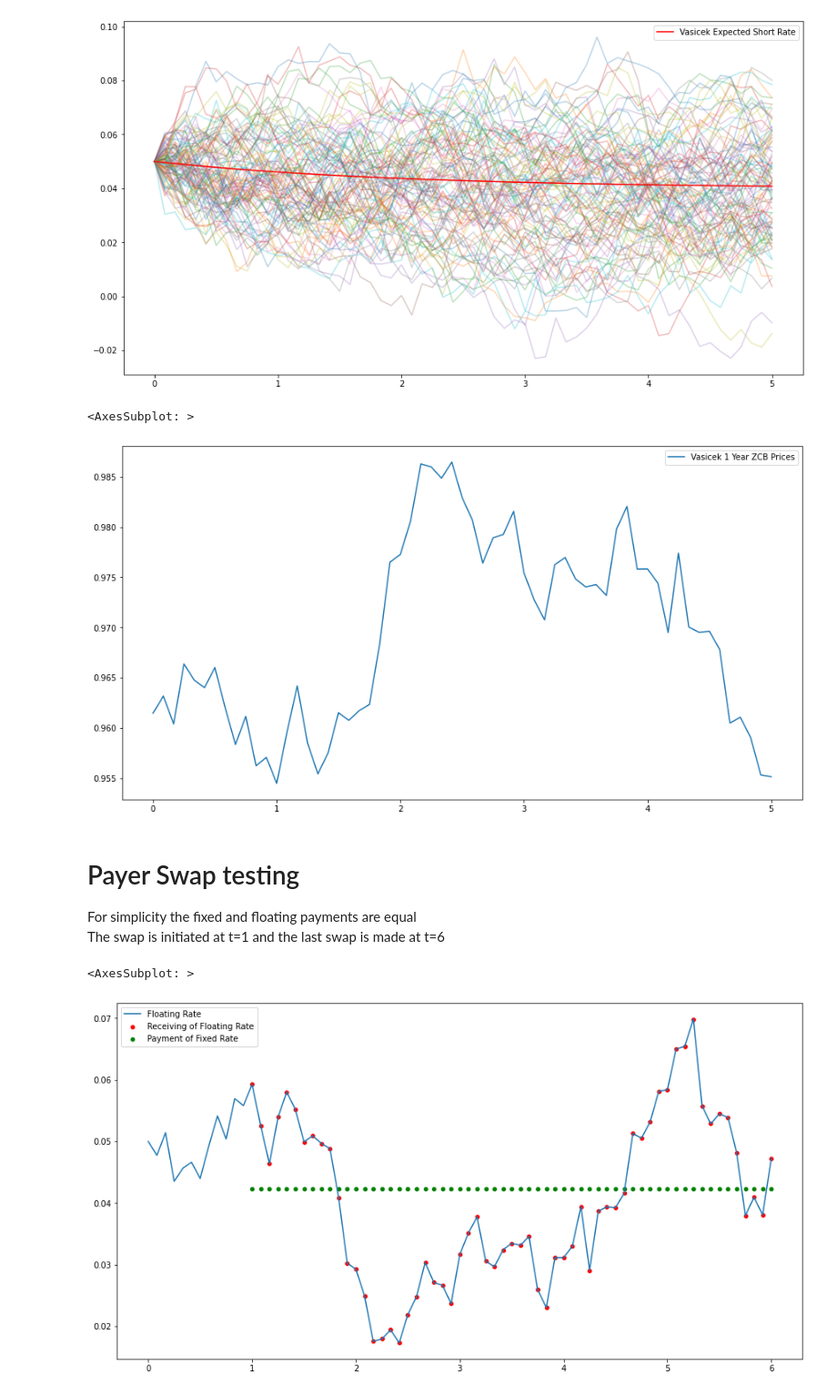
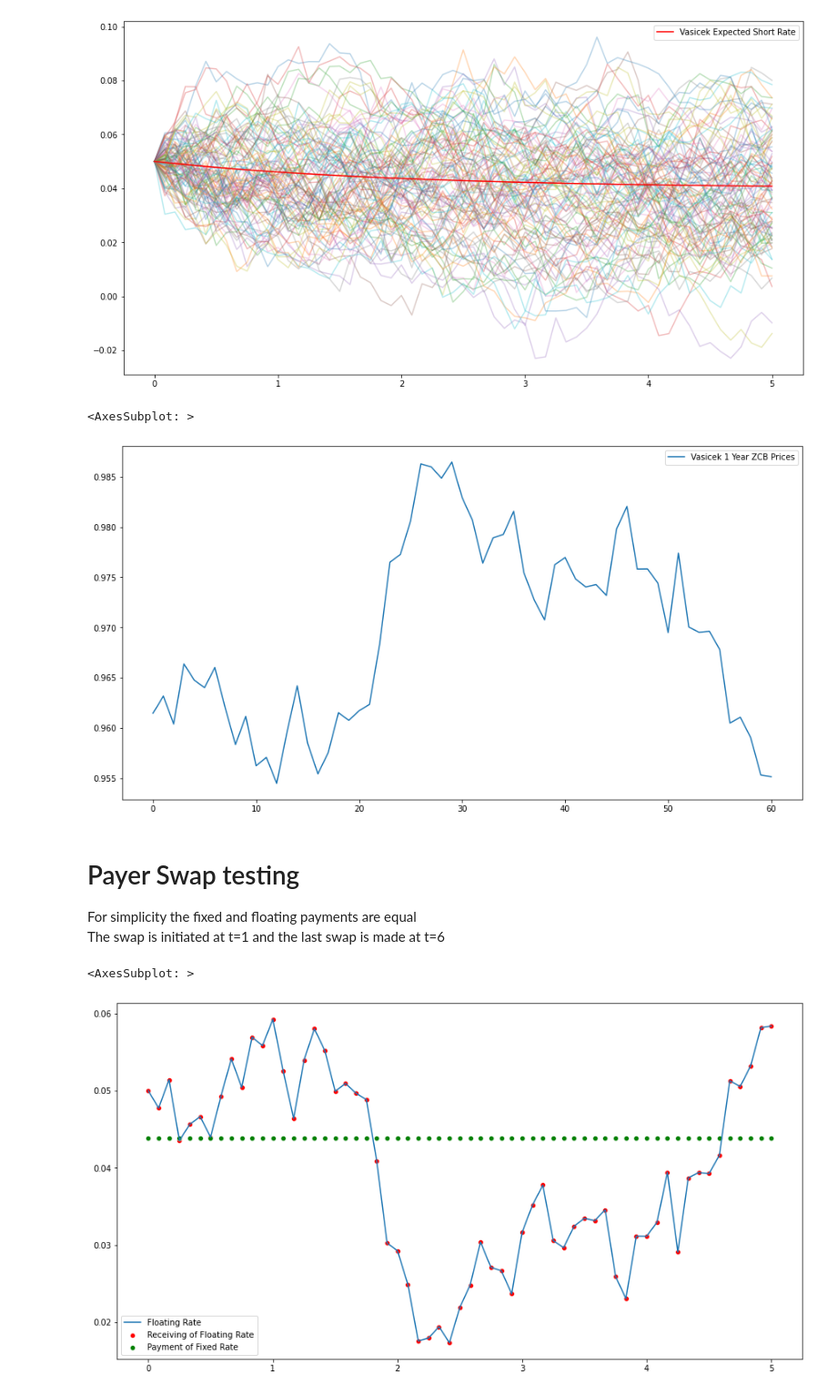
Before and after one commit to Eskild-afk/MasterThesis, a Jupyter notebook: playground.ipynb, the cells around one changed output. Shown at 91% size. Cells and saved outputs as stored; diff of their text form; code cells hidden in the pictures.

```diff
--- a/playground.ipynb
+++ b/playground.ipynb
@@ -30,10 +30,10 @@ sns.lineplot(x=np.arange(0,5*12+1)/12, y=expected, label="Vasicek Expected Short
 [figure]
 # %%
 plt.figure(figsize=(15,8))
-sns.lineplot(x=time/12, y=[testDynamic.ZCB(1,x) for x in rate], label = "Vasicek 1 Year ZCB Prices")
+sns.lineplot(x=time, y=[testDynamic.ZCB(1,x) for x in rate], label = "Vasicek 1 Year ZCB Prices")
 # %% [output]
 <AxesSubplot: >
-[figure, old version]
+[figure, new version]
 # %% [markdown]
 # Payer Swap testing
 For simplicity the fixed and floating payments are equal <br>
@@ -41,26 +41,26 @@ The swap is initiated at t=1 and the last swap is made at t=6
 # %%
 from products import payerSwap
 from scipy import optimize
-schedule = np.arange(1*12,6*12+1)
-time, floatRate = testDynamic.create_path(1/12, 6, 1999)
+schedule = np.arange(0,5*12+1)
+time, floatRate = testDynamic.create_path(1/12, 5, 1999)
 # (Non analytical way to find par swap rate)
 K = optimize.newton(lambda x: payerSwap(time=0,
     fixedSchedule=schedule,
     floatingSchedule=schedule,
     fixedRate=x,
     floatingRate=floatRate,
     floatingTimeStamp=time,
     stepsize=1/12,
     model=testDynamic
 ),
 1)
 plt.figure(figsize=(15,8))
 sns.lineplot(x=time/12, y=floatRate, label='Floating Rate')
-sns.scatterplot(x=schedule/12, y=floatRate[12:], label='Receiving of Floating Rate', c='red')
+sns.scatterplot(x=schedule/12, y=floatRate, label='Receiving of Floating Rate', c='red')
 sns.scatterplot(x=schedule/12, y=np.repeat(K, len(schedule)), label='Payment of Fixed Rate', c='green')
 # %% [output]
 <AxesSubplot: >
-[figure, old version]
+[figure, new version]
 # %%
 
 payerSwapPrice = [
```
Also changed, not shown: parts of 3 cells of this notebook, 1 other file.
